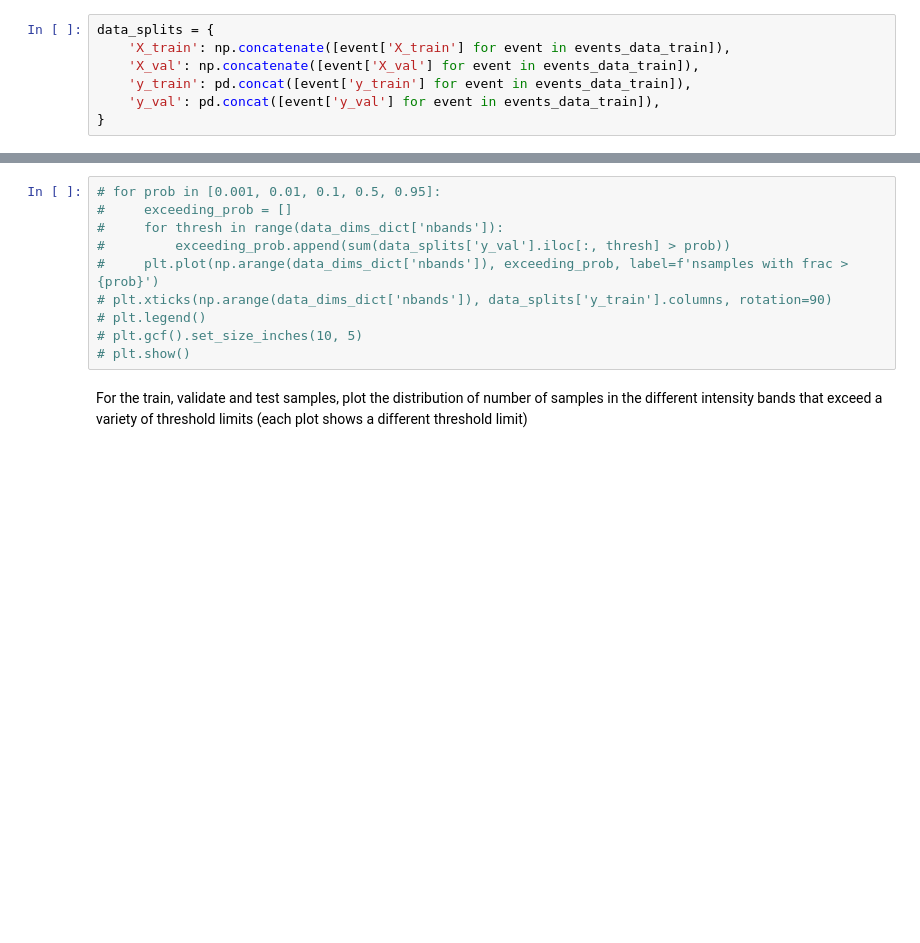
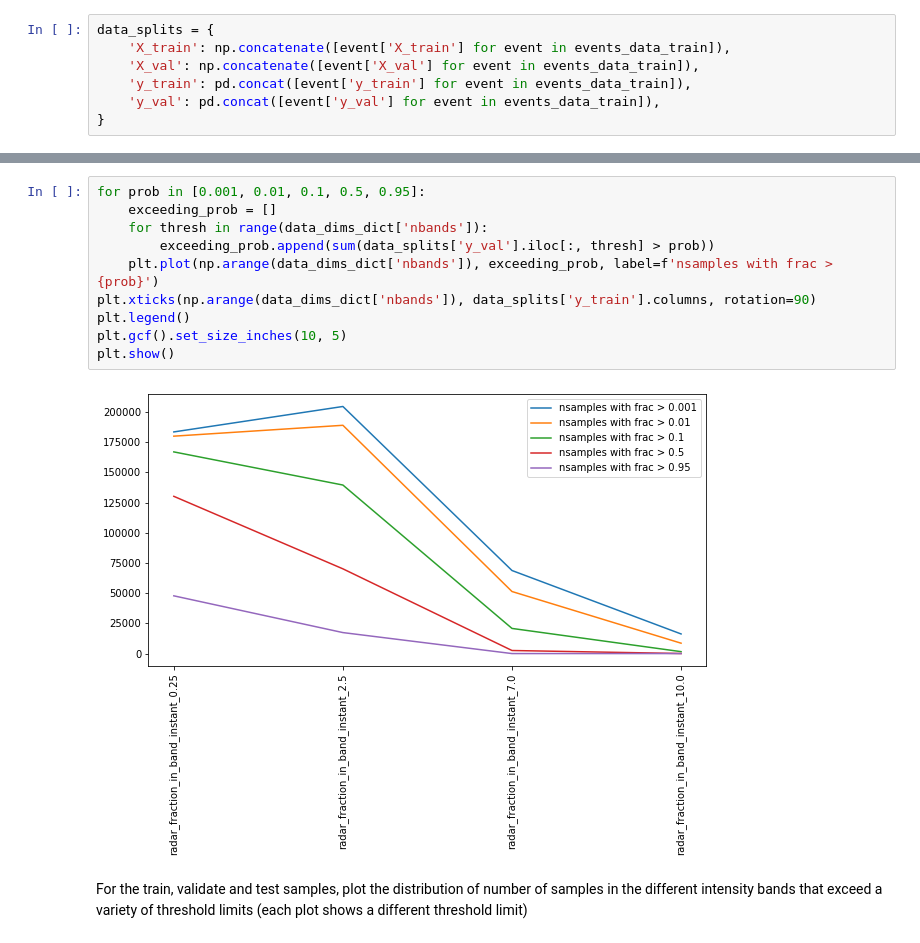
Before and after one commit to informatics-lab/precip_rediagnosis, a Jupyter notebook: model_pipeline/prd_fraction_model_dev.ipynb, the cells around one changed output, grey strips where cells are left out. Drawn from its saved outputs; the diff is of its cells as text; blank space fills up the shorter version.

```diff
--- a/model_pipeline/prd_fraction_model_dev.ipynb
+++ b/model_pipeline/prd_fraction_model_dev.ipynb
@@ -167,13 +145,15 @@ plt.show()
 # %%
-# for prob in [0.001, 0.01, 0.1, 0.5, 0.95]:
-#     exceeding_prob = []
-#     for thresh in range(data_dims_dict['nbands']):
-#         exceeding_prob.append(sum(data_splits['y_val'].iloc[:, thresh] > prob))
-#     plt.plot(np.arange(data_dims_dict['nbands']), exceeding_prob, label=f'nsamples with frac > {prob}')
-# plt.xticks(np.arange(data_dims_dict['nbands']), data_splits['y_train'].columns, rotation=90)
-# plt.legend()
-# plt.gcf().set_size_inches(10, 5)
-# plt.show()
+for prob in [0.001, 0.01, 0.1, 0.5, 0.95]:
+    exceeding_prob = []
+    for thresh in range(data_dims_dict['nbands']):
+        exceeding_prob.append(sum(data_splits['y_val'].iloc[:, thresh] > prob))
+    plt.plot(np.arange(data_dims_dict['nbands']), exceeding_prob, label=f'nsamples with frac > {prob}')
+plt.xticks(np.arange(data_dims_dict['nbands']), data_splits['y_train'].columns, rotation=90)
+plt.legend()
+plt.gcf().set_size_inches(10, 5)
+plt.show()
+# %% [output]
+[figure, added]
 # %% [markdown]
 For the train, validate and test samples, plot the distribution of number of samples in the different intensity bands that exceed a variety of threshold limits (each plot shows a different threshold limit)
 # %%
```
Also changed, not shown: parts of 41 cells of this notebook.
